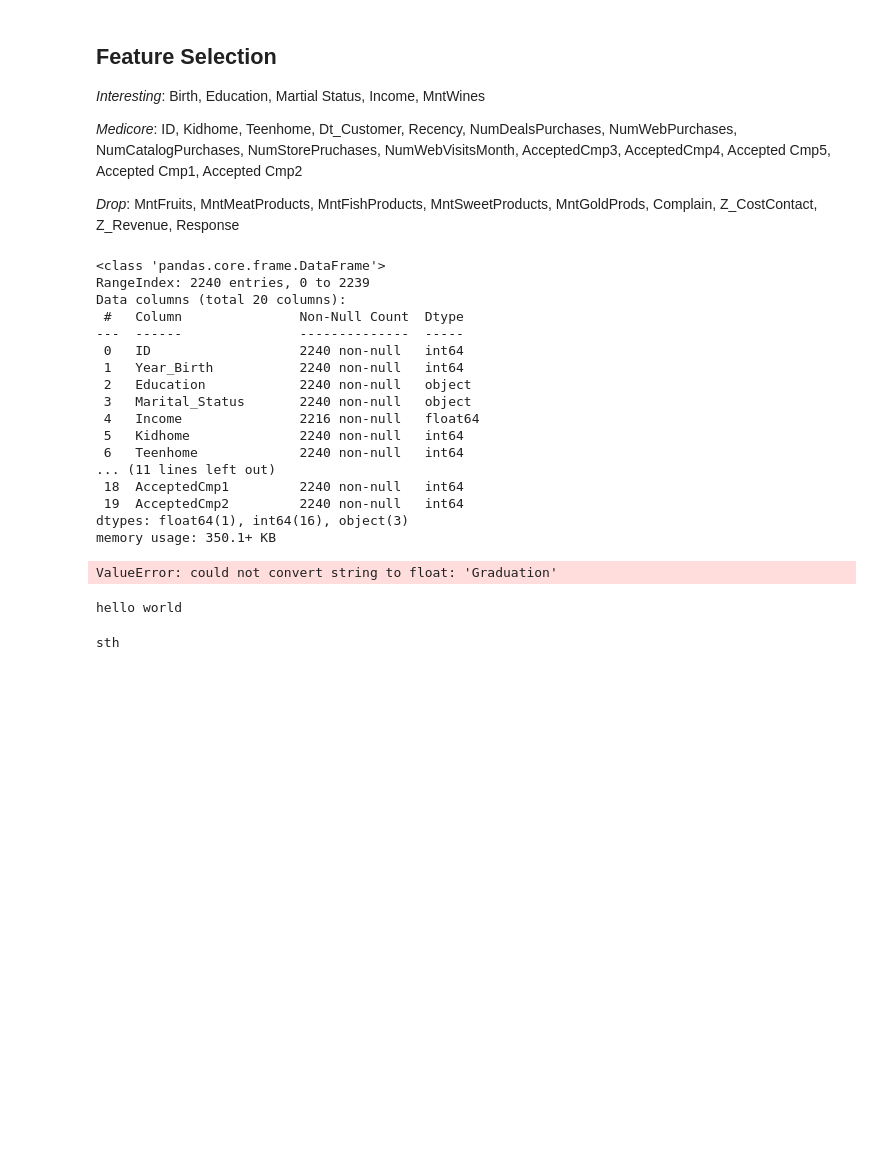
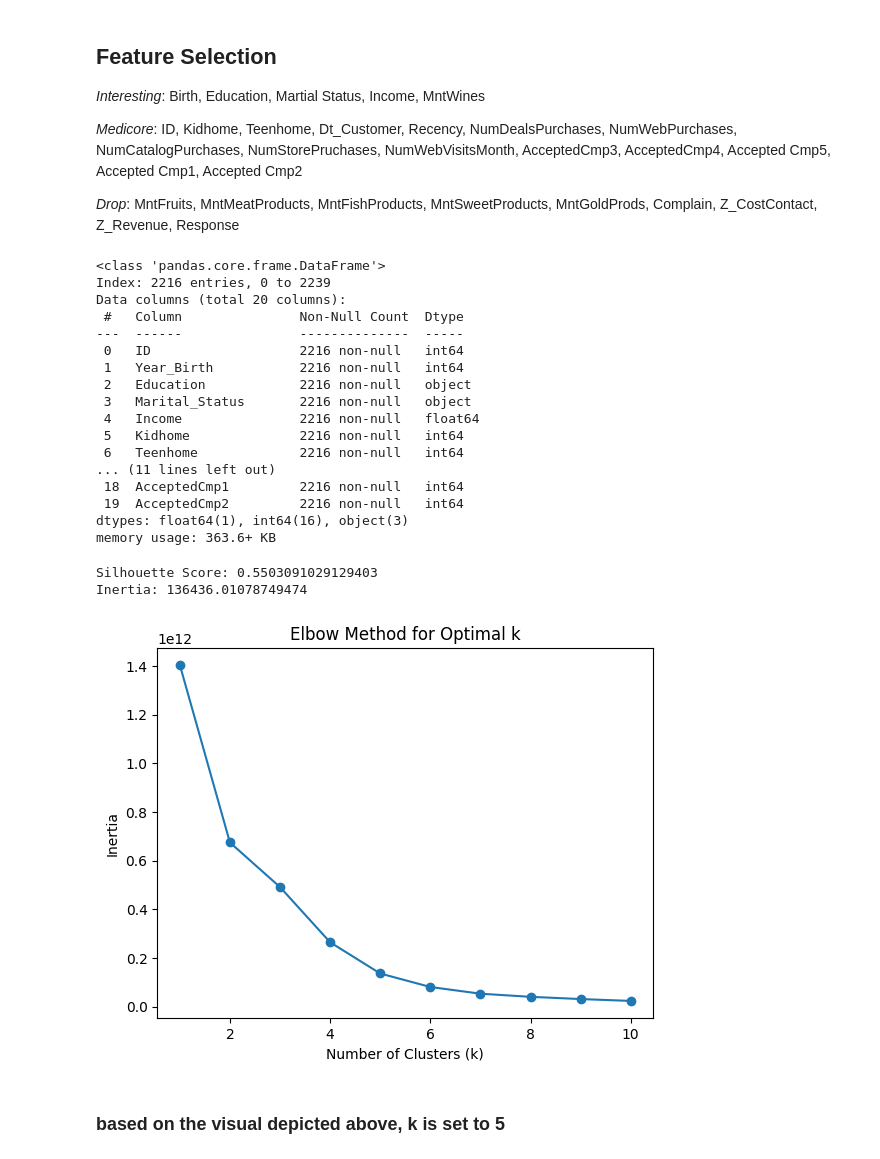
Before and after one commit to DenisSobczyk/Customer_Segmentation, a Jupyter notebook: app.ipynb, the cells around one changed output. Drawn from its saved outputs; the diff is of its cells as text; code cells hidden in the pictures; blank space fills up the shorter version.

```diff
--- a/app.ipynb
+++ b/app.ipynb
@@ -59,43 +60,65 @@ Index(['ID', 'Year_Birth', 'Education', 'Marital_Status', 'Income', 'Kidhome',
 # %%
 drop_col = ['MntFruits', 'MntMeatProducts', 'MntFishProducts', 'MntSweetProducts', 'MntGoldProds', 'Complain', 'Z_CostContact', 'Z_Revenue', 'Response']
 df.drop(columns=drop_col, inplace=True)
+# %%
+# drop null values of "Income" column
+df = df.dropna(subset=["Income"])
 # %%
 df.info()
 # %% [output]
 <class 'pandas.core.frame.DataFrame'>
-RangeIndex: 2240 entries, 0 to 2239
+Index: 2216 entries, 0 to 2239
 Data columns (total 20 columns):
  #   Column               Non-Null Count  Dtype
 ---  ------               --------------  -----
- 0   ID                   2240 non-null   int64
- 1   Year_Birth           2240 non-null   int64
- 2   Education            2240 non-null   object
- 3   Marital_Status       2240 non-null   object
+ 0   ID                   2216 non-null   int64
+ 1   Year_Birth           2216 non-null   int64
+ 2   Education            2216 non-null   object
+ 3   Marital_Status       2216 non-null   object
  4   Income               2216 non-null   float64
- 5   Kidhome              2240 non-null   int64
- 6   Teenhome             2240 non-null   int64
+ 5   Kidhome              2216 non-null   int64
+ 6   Teenhome             2216 non-null   int64
 ... (11 lines left out)
- 18  AcceptedCmp1         2240 non-null   int64
- 19  AcceptedCmp2         2240 non-null   int64
+ 18  AcceptedCmp1         2216 non-null   int64
+ 19  AcceptedCmp2         2216 non-null   int64
 dtypes: float64(1), int64(16), object(3)
-memory usage: 350.1+ KB
+memory usage: 363.6+ KB
 # %%
 from sklearn.cluster import KMeans
 # Assuming 'selected_features' is a list of feature columns
-X = df
+selected_columns = ["Income", "MntWines", "Year_Birth", "Recency", "NumDealsPurchases" , "NumWebPurchases" ]
+X = df[selected_columns]
 
 # Specify the number of clusters (k)
-kmeans = KMeans(n_clusters=3, random_state=42)
+kmeans = KMeans(n_clusters=5, random_state=42)
 
 # Fit the model
 df['cluster'] = kmeans.fit_predict(X)
-# %% [output]
-ValueError: could not convert string to float: 'Graduation'
-# %%
-print('hello world')
-# %% [output]
-hello world
-# %%
-print("sth")
-# %% [output]
-sth
+# %%
+# Silhoutte Score: measures how well the clusters are separarted (-1 to 1)
+# Inertia: measures how far points are away from the centroids
+from sklearn.metrics import silhouette_score
+
+silhouette_avg = silhouette_score(X, kmeans.labels_)
+print("Silhouette Score:", silhouette_avg)
+print("Inertia:", kmeans.inertia_/1000000)
+# %% [output]
+Silhouette Score: 0.5503091029129403
+Inertia: 136436.01078749474
+# %%
+# Elbow method based on the inertia scores
+inertias = []
+for k in range(1, 11):
+    kmeans = KMeans(n_clusters=k, random_state=42)
+    kmeans.fit(X)
+    inertias.append(kmeans.inertia_)
+
+plt.plot(range(1, 11), inertias, marker='o')
+plt.title('Elbow Method for Optimal k')
+plt.xlabel('Number of Clusters (k)')
+plt.ylabel('Inertia')
+plt.show()
+# %% [output]
+[figure, added]
+# %% [markdown]
+### based on the visual depicted above, k is set to 5
```
Also changed, not shown: parts of 5 cells of this notebook.
